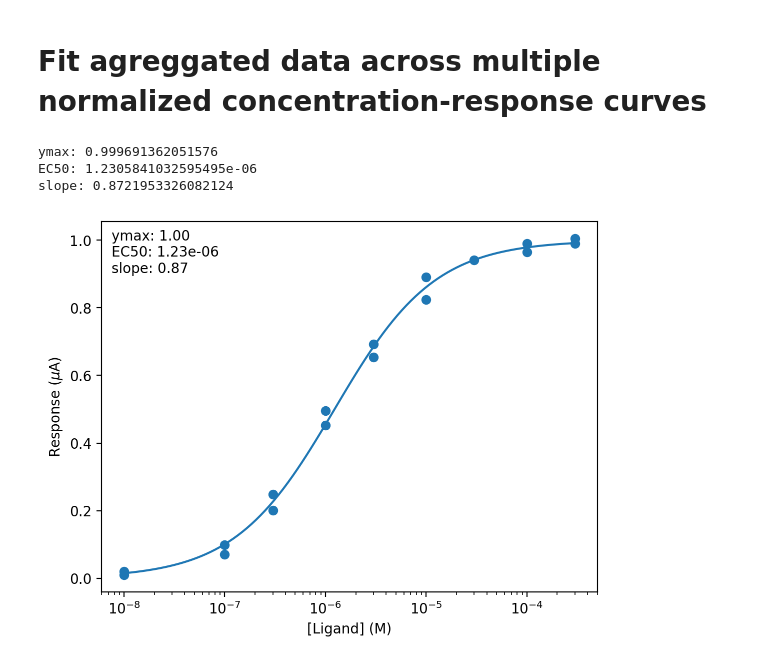
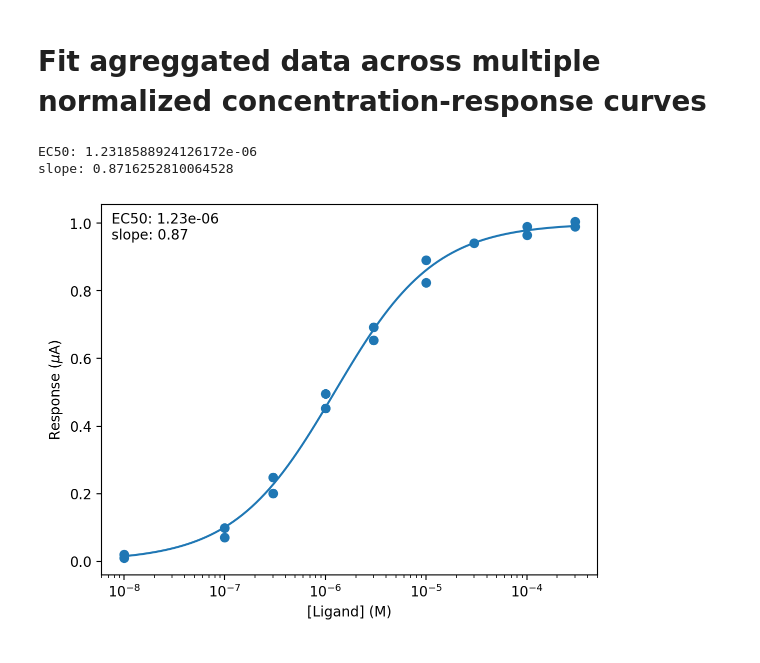
Before and after one commit to marcel-goldschen-ohm/GOLab, a Jupyter notebook: concentration-response-curve-fit.ipynb, the cells around one changed output. Saved outputs shown, nothing was run; the diff lists cells and outputs as text; code cells hidden in the pictures.

Commit message:
fit normalized curve

```diff
--- a/concentration-response-curve-fit.ipynb
+++ b/concentration-response-curve-fit.ipynb
@@ -149,22 +163,39 @@ plt.legend();
 # %%
 # get aggregated normalized data from `data` variable above
 x = np.concatenate([cell['x'] for cell in data])
 y = np.concatenate([cell['y'] / cell.get('ymax', max(cell['y'])) for cell in data])
 
+# initial guess for parameters (ymax, EC50, Hill slope)
+# (order of parameters reflects that in hill_equation)
+params = [
+    np.median(x),  # EC50
+    1,             # Hill slope
+]
+
+# [(lower bounds), (upper bounds)]
+bounds = [
+    (
+        min(x),  # EC50 lower bound
+        0,       # Hill slope lower bound
+    ),
+    (
+        max(x),  # EC50 upper bound
+        np.inf,  # Hill slope upper bound
+    )
+]
+
 # optimize fit parameters
-# (if needed you can define initial params guess and bounds as in the single curve example above)
-params = fit_CRC(x, y)
-ymax, EC50, slope = params
-print(f'ymax: {ymax}\nEC50: {EC50}\nslope: {slope}')
+params = fit_CRC(x, y, params, bounds)
+EC50, slope = params
+print(f'EC50: {EC50}\nslope: {slope}')
 
 # plot data with fitted curve
 plot_CRC(x, y, params, normalize=False, marker='o', params_text=True)
 
 # axis labels
 plt.xlabel('[Ligand] (M)')
 plt.ylabel(r'Response ($\mu$A)');
 # %% [output]
-ymax: 0.999691362051576
-EC50: 1.2305841032595495e-06
-slope: 0.8721953326082124
+EC50: 1.2318588924126172e-06
+slope: 0.8716252810064528
-[figure, old version]
+[figure, new version]
```
Also changed, not shown: parts of 1 cell of this notebook.
